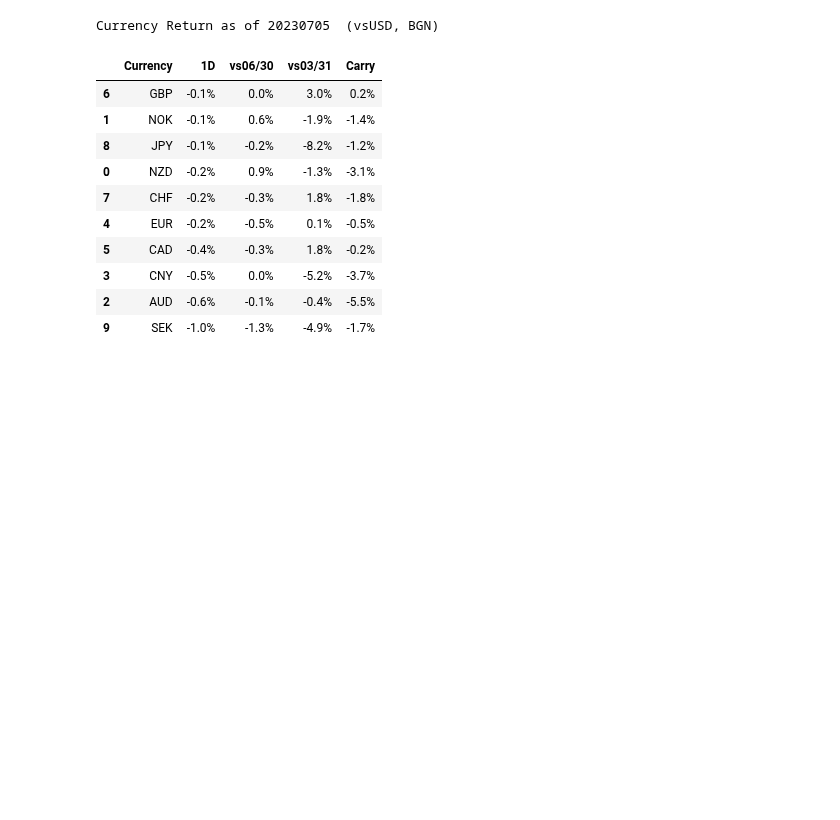
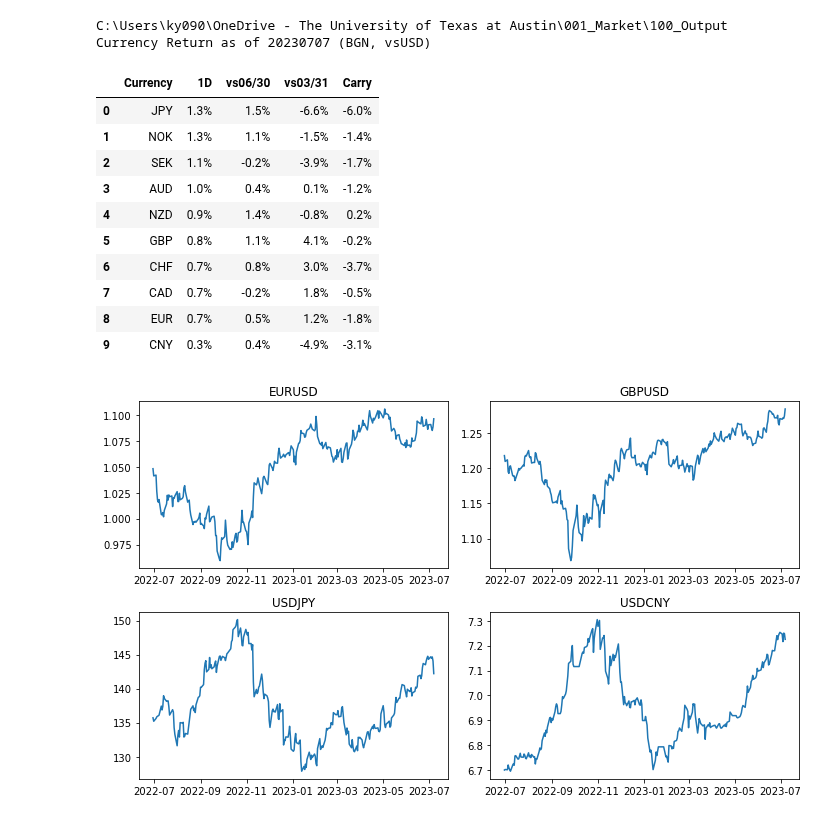
Before and after one commit to ken-100/Investment_Python, a Jupyter notebook: Market/Monitoring/FX_Rank.ipynb, the cells around one changed output. Saved outputs shown, nothing was run; the diff lists cells and outputs as text; code cells hidden in the pictures; blank space fills up the shorter version.

```diff
--- a/Market/Monitoring/FX_Rank.ipynb
+++ b/Market/Monitoring/FX_Rank.ipynb
@@ -44,13 +44,15 @@ Currency Return as of 20230705 (vsUSD, BGN)
 # %%
 ODA = workdays.workday(date.today(), days=-1).strftime("%Y%m%d") #One day agp
 TDA= workdays.workday(date.today(), days=-2)  #Two days ago
+OYA = TDA - relativedelta(months=13)
+OYA = OYA.replace(day=calendar.monthrange(OYA.year, OYA.month)[1]) #One year ago
 
 if TDA.month > 3 or (TDA.month == 3 and TDA.day == 31):
     YE = date(TDA.year, 3, 31).strftime("%Y%m%d")
 else:
     YE = date(TDA.year - 1, 3, 31).strftime("%Y%m%d")
 
-L = ["NZD","NOK","AUD","CNY","EUR","CAD","GBP","CHF","JPY","SEK"]
+L = ["EUR","JPY","GBP","CNY","NZD","NOK","AUD","CAD","CHF","SEK"]
 T = [i + "USD BGN Curncy" for i in L]
 df = blp.bdh(T, "px_last", YE, ODA, Days="W", Fill="P").reset_index()
 df = df[["index"]+T]
@@ -72,0 +75,7 @@ df
+# %%
+L2 = ["EURUSD","USDJPY","GBPUSD","USDCNY"]
+T2 = [i + " BGN Curncy" for i in L2]
+df2 = blp.bdh(T2, "px_last", OYA, ODA, Days="W", Fill="P").reset_index()
+df2 = df2[["index"]+T2]
+df2.columns = ["Date"] + L2
+df2
@@ -100,46 +123,70 @@ BDP
 # %%
 TDA= workdays.workday(date.today(), days=-2) #Two days ago
 ME = (date(TDA.year, TDA.month, 1) + relativedelta(months=-1, day=31)).strftime("%Y/%m/%d") #Month End
 YE = date(TDA.year, 3, 31) if TDA.month > 3 or (TDA.month == 3 and TDA.day == 31) else date(TDA.year - 1, 3, 31) #Year End
 YE = YE.strftime("%Y/%m/%d")
 TDA = TDA.strftime("%Y/%m/%d")
 
 C = ["TDA","ME","YE"]
 FX = pd.DataFrame(L, columns=["Curncy"])
 
 tmp = df.loc[len(df)-1, L]
 
 for i in C:
     exec(f"d = {i}")
     FX[i] = (tmp / df.loc[df["Date"]==d, L] - 1).values[0]
 
-FX.sort_values(by=C[0], ascending=False, inplace=True)
+
 FX["Carry"] = np.where(BDP["is_pct_chg_app_base_crncy"] == "Y", BDP["Carry"], -BDP["Carry"])
+FX.sort_values(by="TDA", ascending=False, inplace=True)
+FX = FX.reset_index(drop=True)
 
 C = ["Currency","1D","vs"+ME[5:],"vs"+YE[5:],"Carry"]
 FX.columns= C
 
-print("Currency Return as of "+ODA+"  (vsUSD, BGN)")
+
+html = FX.style\
+    .bar(subset=C[1:], align='mid', color=["pink", "lightblue"])\
+    .format({c: '{:.1%}' for c in C[1:]})\
+    .render()
+
+fig, ax = plt.subplots(2,2,figsize=(10,6),tight_layout=True)
+for i in range(len(L2)):
+    ax[i%2,i//2].plot(df2["Date"], df2[L2[i]])
+    ax[i%2,i//2].set_title(L2[i])
+plt.savefig("tmp.png")
+
+with open("tmp.png", "rb") as image_file:
+    encoded_string = base64.b64encode(image_file.read()).decode()
+html += f'<img src="embedded-picture">'
+
+path = r"C:\Users\ky090\OneDrive - The University of Texas at Austin\001_Market\100_Output"
+path = path.replace("\\", "/")
+os.chdir(path)
+print(os.getcwd())
+with open("FX_" + datetime.now().strftime('%Y%m%d') + ".html", "w") as f:
+    f.write(html)
+
+
+print("Currency Return as of "+ODA+" (BGN, vsUSD)")
 display(FX.style\
-        .bar(subset=[C[1]],align='mid',color=["pink","lightblue"])\
-        .bar(subset=[C[2]],align='mid',color=["pink","lightblue"])\
-        .bar(subset=[C[3]],align='mid',color=["pink","lightblue"])\
-        .bar(subset=[C[4]],align='mid',color=["pink","lightblue"])\
-        .format({C[1]: '{:.1%}'})\
-        .format({C[2]: '{:.1%}'})\
-        .format({C[3]: '{:.1%}'})\
-        .format({C[4]: '{:.1%}'})\
+        .bar(subset=C[1:], align='mid', color=["pink", "lightblue"])\
+        .format({c: '{:.1%}' for c in C[1:]})\
        )
+
+plt.show()
 # %% [output]
-Currency Return as of 20230705  (vsUSD, BGN)
+C:\Users\ky090\OneDrive - The University of Texas at Austin\001_Market\100_Output
+Currency Return as of 20230707 (BGN, vsUSD)
 |  | Currency | 1D | vs06/30 | vs03/31 | Carry |
-| 6 | GBP | -0.1% | 0.0% | 3.0% | 0.2% |
-| 1 | NOK | -0.1% | 0.6% | -1.9% | -1.4% |
-| 8 | JPY | -0.1% | -0.2% | -8.2% | -1.2% |
-| 0 | NZD | -0.2% | 0.9% | -1.3% | -3.1% |
-| 7 | CHF | -0.2% | -0.3% | 1.8% | -1.8% |
-| 4 | EUR | -0.2% | -0.5% | 0.1% | -0.5% |
-| 5 | CAD | -0.4% | -0.3% | 1.8% | -0.2% |
-| 3 | CNY | -0.5% | 0.0% | -5.2% | -3.7% |
-| 2 | AUD | -0.6% | -0.1% | -0.4% | -5.5% |
-| 9 | SEK | -1.0% | -1.3% | -4.9% | -1.7% |
+| 0 | JPY | 1.3% | 1.5% | -6.6% | -6.0% |
+| 1 | NOK | 1.3% | 1.1% | -1.5% | -1.4% |
+| 2 | SEK | 1.1% | -0.2% | -3.9% | -1.7% |
+| 3 | AUD | 1.0% | 0.4% | 0.1% | -1.2% |
+| 4 | NZD | 0.9% | 1.4% | -0.8% | 0.2% |
+| 5 | GBP | 0.8% | 1.1% | 4.1% | -0.2% |
+| 6 | CHF | 0.7% | 0.8% | 3.0% | -3.7% |
+| 7 | CAD | 0.7% | -0.2% | 1.8% | -0.5% |
+| 8 | EUR | 0.7% | 0.5% | 1.2% | -1.8% |
+| 9 | CNY | 0.3% | 0.4% | -4.9% | -3.1% |
+[figure, added]
```
Also changed, not shown: parts of 6 cells of this notebook.
